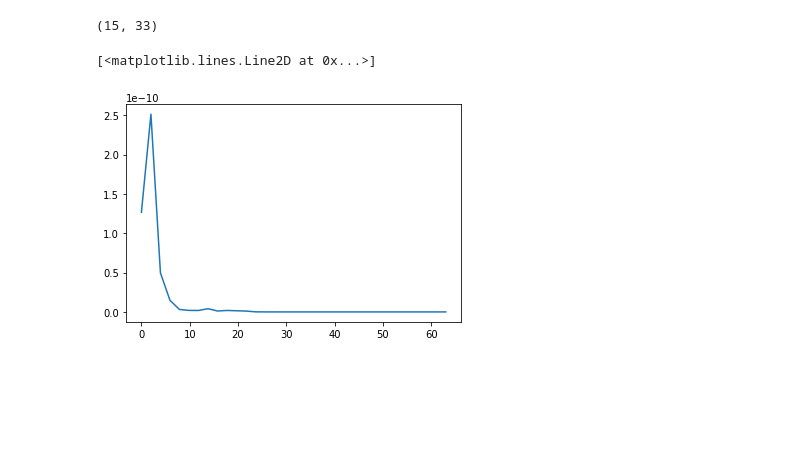
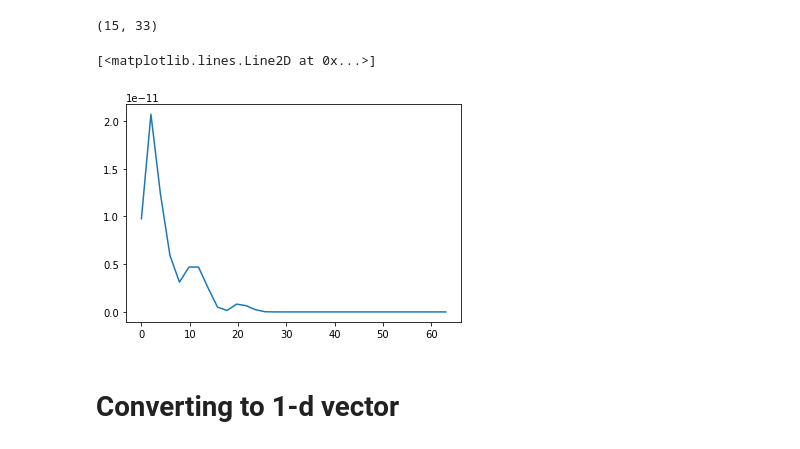
Before and after one commit to finiteautomata/p300speller, a Jupyter notebook: notebooks/feature_extraction.ipynb, the cells around one changed output. Saved outputs shown, nothing was run; the diff lists cells and outputs as text; code cells hidden in the pictures; blank space fills up the shorter version.

```diff
--- a/notebooks/feature_extraction.ipynb
+++ b/notebooks/feature_extraction.ipynb
@@ -83,7 +83,9 @@ print(amplitudes.shape)
 # %% [output]
 (15, 33)
 # %%
-plt.plot(freqs, amplitudes[1, :])
+plt.plot(freqs, amplitudes[10, :])
 # %% [output]
 [<matplotlib.lines.Line2D at 0x...>]
-[figure, old version]
+[figure, new version]
+# %% [markdown]
+# Converting to 1-d vector
```
Also changed, not shown: parts of 4 cells of this notebook, 1 other file.
